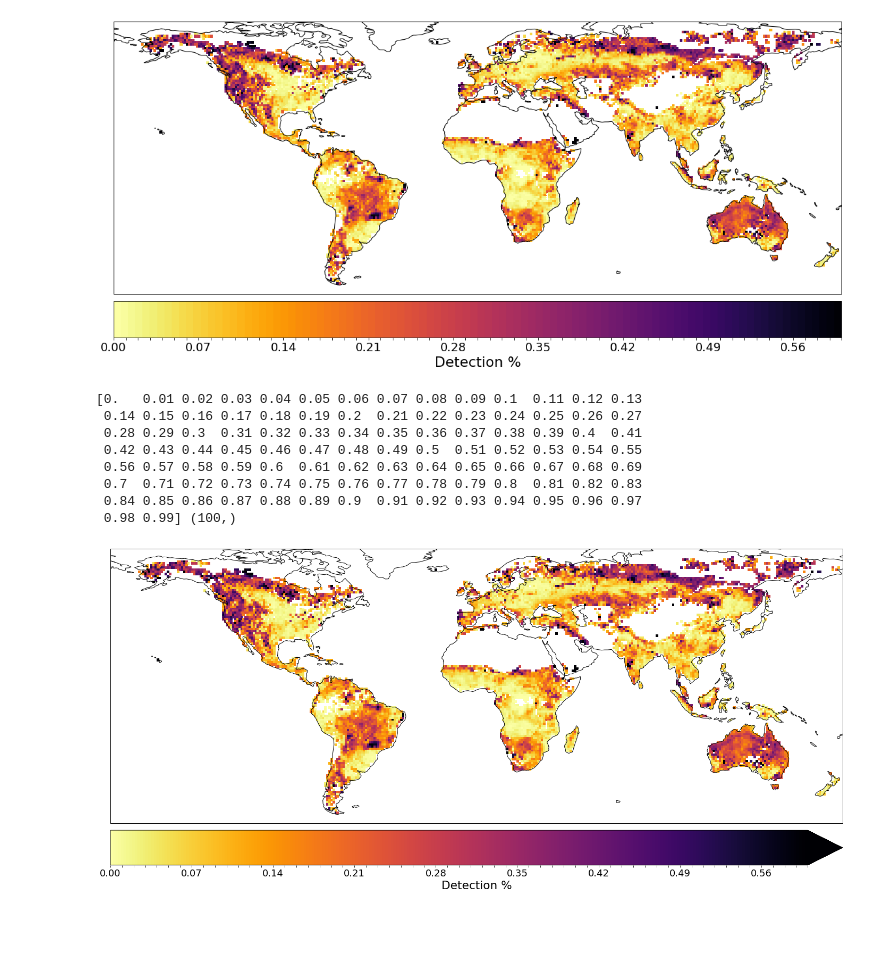
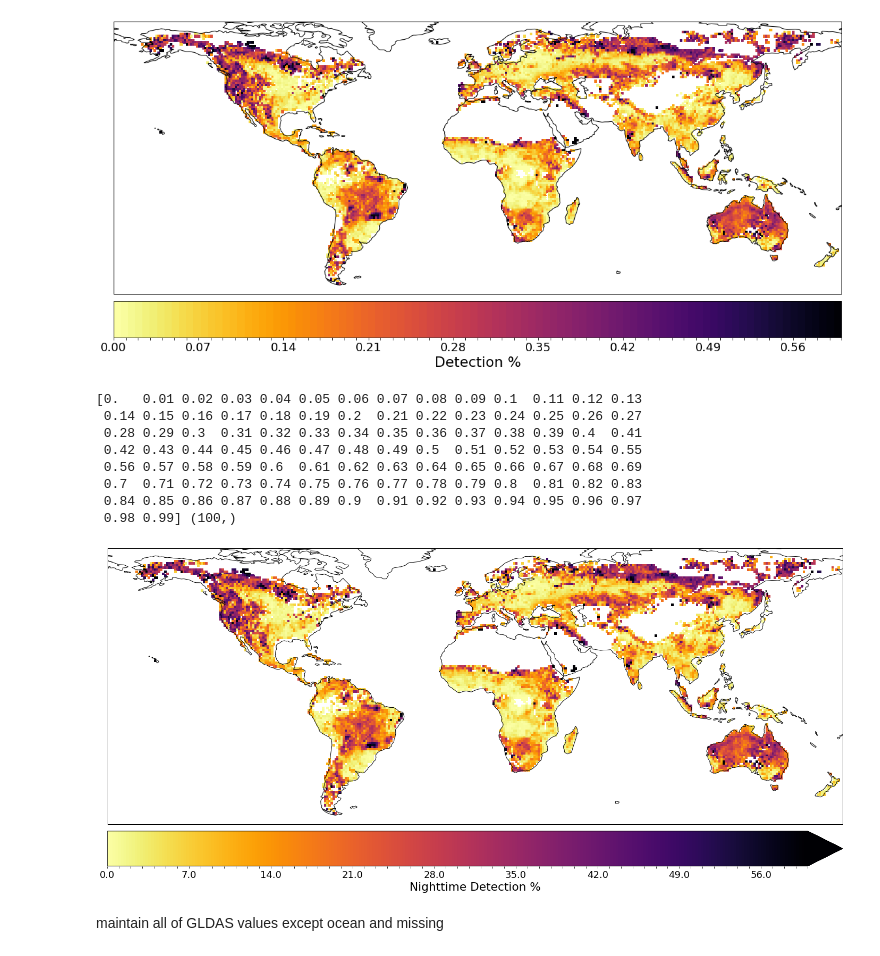
Before and after one commit to earthlab/night_fire, a Jupyter notebook: notebooks/OP-C_percent-night-fire-aggregate.ipynb, the cells around one changed output. Drawn from its saved outputs; the diff is of its cells as text; code cells hidden in the pictures; blank space fills up the shorter version.

Commit message:
final figure updates (hopefully)

```diff
--- a/notebooks/OP-C_percent-night-fire-aggregate.ipynb
+++ b/notebooks/OP-C_percent-night-fire-aggregate.ipynb
@@ -552,32 +550,37 @@ ax.set_ylim(-60, 75)
 #                    norm=norm,
 #                    ticks=bounds)
 
 # cb4 = fig.colorbar(cf4, ax=ax, orientation='horizontal', shrink=1.0, pad=0.02,
 #                    cmap=cmap,
 #                    ticks=bounds,
 #                   extend='max')
 
 cb4 = fig.colorbar(cf4, ax=ax, orientation='horizontal', shrink=1.0, pad=0.02,
                   extend='max',
                   ticks=bounds[bounds<=0.6])
 
+# show as percentage
+cb4.ax.set_xticklabels(['{0:.1f}'.format(b*100) for b in bounds[bounds<=0.6]], rotation=0)
+
 if bounds.shape[0] > 10:
 
     n = 7  # Keeps every 7th label
     [l.set_visible(False) for (i,l) in enumerate(cb4.ax.xaxis.get_ticklabels()) if i % n != 0]
 
-cb4.set_label('Detection %', size='large')
+cb4.set_label('Nighttime Detection %', size='large')
 
 plt.tight_layout()
 plt.savefig(f'C:/users/jomc9287/desktop/extend_gldasmask_burnable_{c}_fullOC.png')
 plt.show()
 # %% [output]
 [0.   0.01 0.02 0.03 0.04 0.05 0.06 0.07 0.08 0.09 0.1  0.11 0.12 0.13
  0.14 0.15 0.16 0.17 0.18 0.19 0.2  0.21 0.22 0.23 0.24 0.25 0.26 0.27
  0.28 0.29 0.3  0.31 0.32 0.33 0.34 0.35 0.36 0.37 0.38 0.39 0.4  0.41
  0.42 0.43 0.44 0.45 0.46 0.47 0.48 0.49 0.5  0.51 0.52 0.53 0.54 0.55
  0.56 0.57 0.58 0.59 0.6  0.61 0.62 0.63 0.64 0.65 0.66 0.67 0.68 0.69
  0.7  0.71 0.72 0.73 0.74 0.75 0.76 0.77 0.78 0.79 0.8  0.81 0.82 0.83
  0.84 0.85 0.86 0.87 0.88 0.89 0.9  0.91 0.92 0.93 0.94 0.95 0.96 0.97
  0.98 0.99] (100,)
-[figure, old version]
+[figure, new version]
+# %% [markdown]
+maintain all of GLDAS values except ocean and missing
```
Also changed, not shown: parts of 5 cells of this notebook.
